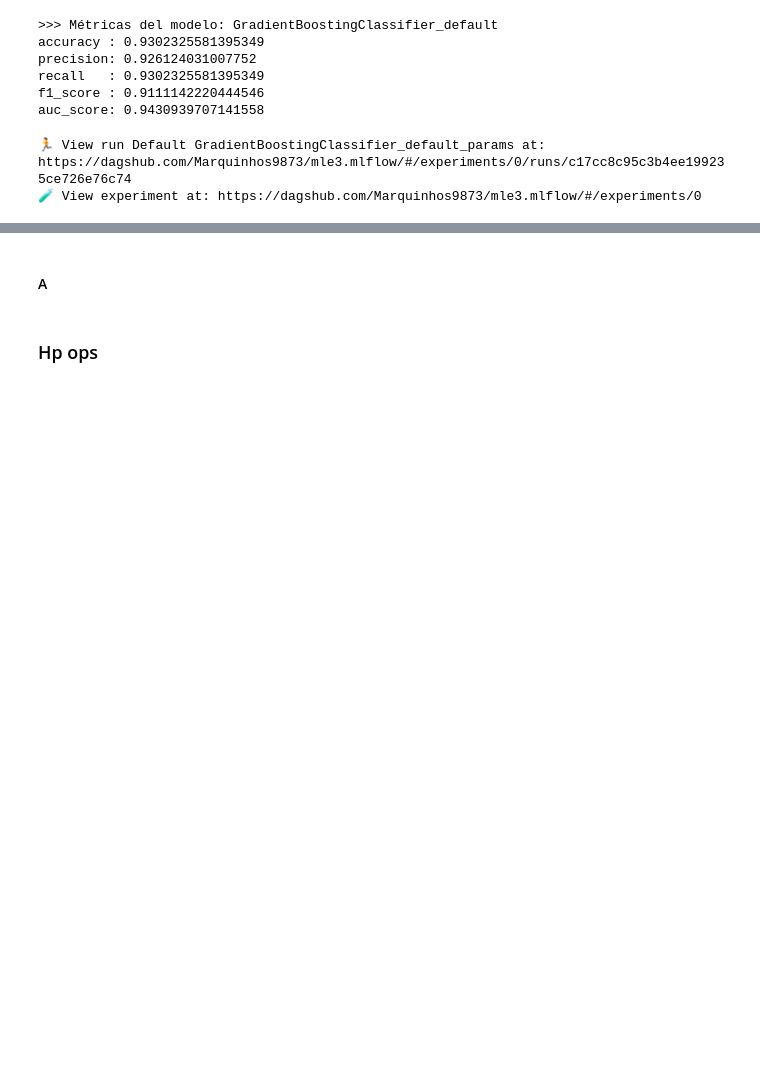
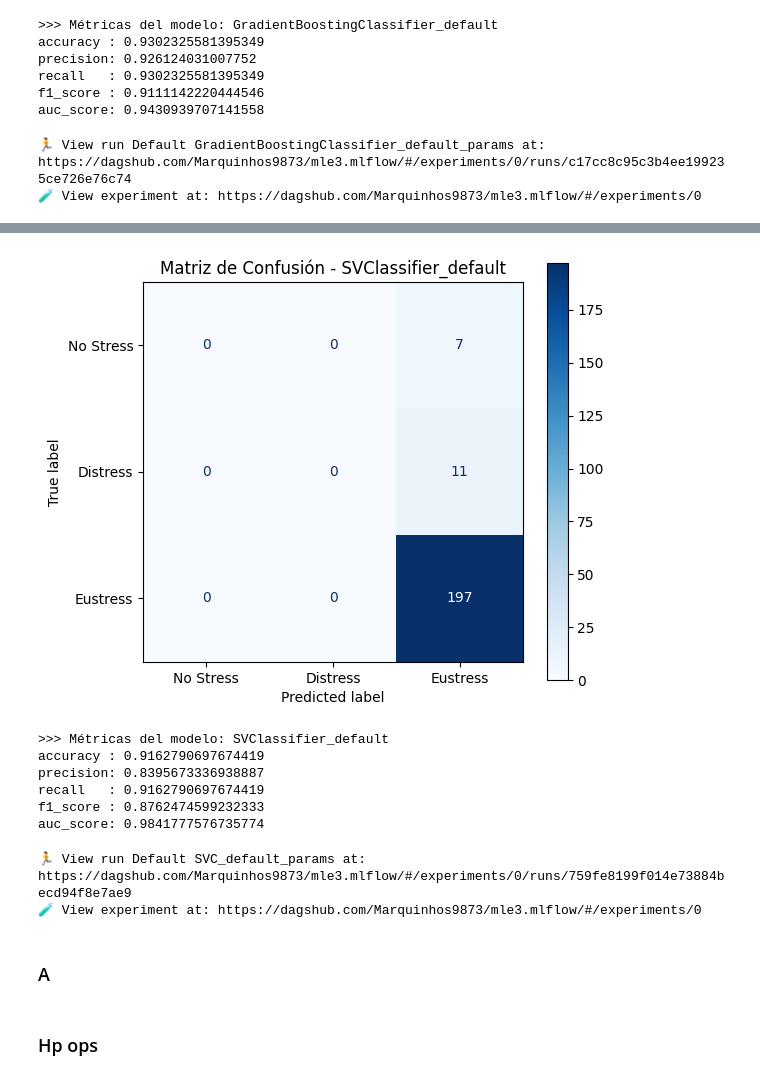
Before and after one commit to Marquinhos9873/mle3, a Jupyter notebook: notebooks/Clasificacion HPM_base.ipynb, the cells around one changed output, grey strips where cells are left out. Cells and saved outputs as stored; diff of their text form; code cells hidden in the pictures; blank space fills up the shorter version.

```diff
--- a/notebooks/Clasificacion HPM_base.ipynb
+++ b/notebooks/Clasificacion HPM_base.ipynb
@@ -260,4 +258,4 @@ Grades = GradientBoostingClassifier(verbose = 1)
 # %%
 Ada = AdaBoostClassifier()
 # %%
-machine = SVC()
+machine = SVC(probability=True)
@@ -576,0 +610,16 @@ auc_score: 0.9430939707141558
+# %%
+#SVC
+
+mlflow.autolog(log_models= True)
+with mlflow.start_run(run_name="Default SVC_default_params"):
+    machine.fit(X_train, y_train)
+    predictions_svc_default = machine.predict(X_test)
+    probabilities_svc_default = machine.predict_proba(X_test)
+    metrics = evaluate_classification_model(
+        name_model = 'SVClassifier_default',
+        y_real = y_test,
+        predictions = predictions_svc_default,
+        probabilities = probabilities_svc_default,
+        save_path = save_path )
+    mlflow.log_metrics(metrics)
+# %% [output]
@@ -577,2 +633,11 @@ auc_score: 0.9430939707141558
+[figure, added]
+>>> Métricas del modelo: SVClassifier_default
+accuracy : 0.9162790697674419
+precision: 0.8395673336938887
+recall   : 0.9162790697674419
+f1_score : 0.8762474599232333
+auc_score: 0.9841777576735774
+🏃 View run Default SVC_default_params at: https://dagshub.com/Marquinhos9873/mle3.mlflow/#/experiments/0/runs/759fe8199f014e73884becd94f8e7ae9
+🧪 View experiment at: https://dagshub.com/Marquinhos9873/mle3.mlflow/#/experiments/0
 # %% [markdown]
-#### A
+### A
```
Also changed, not shown: parts of 23 cells of this notebook, 2 other files.
